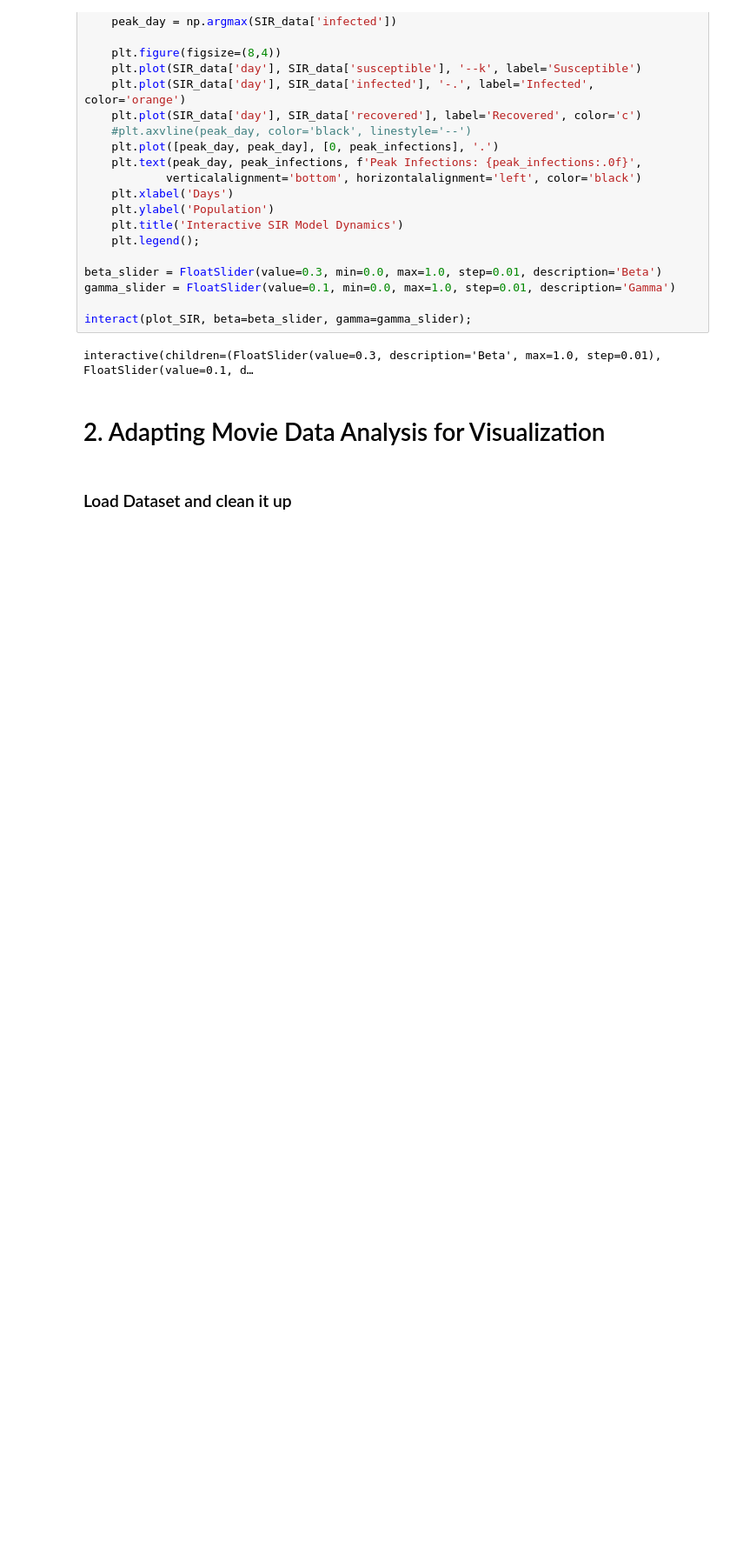
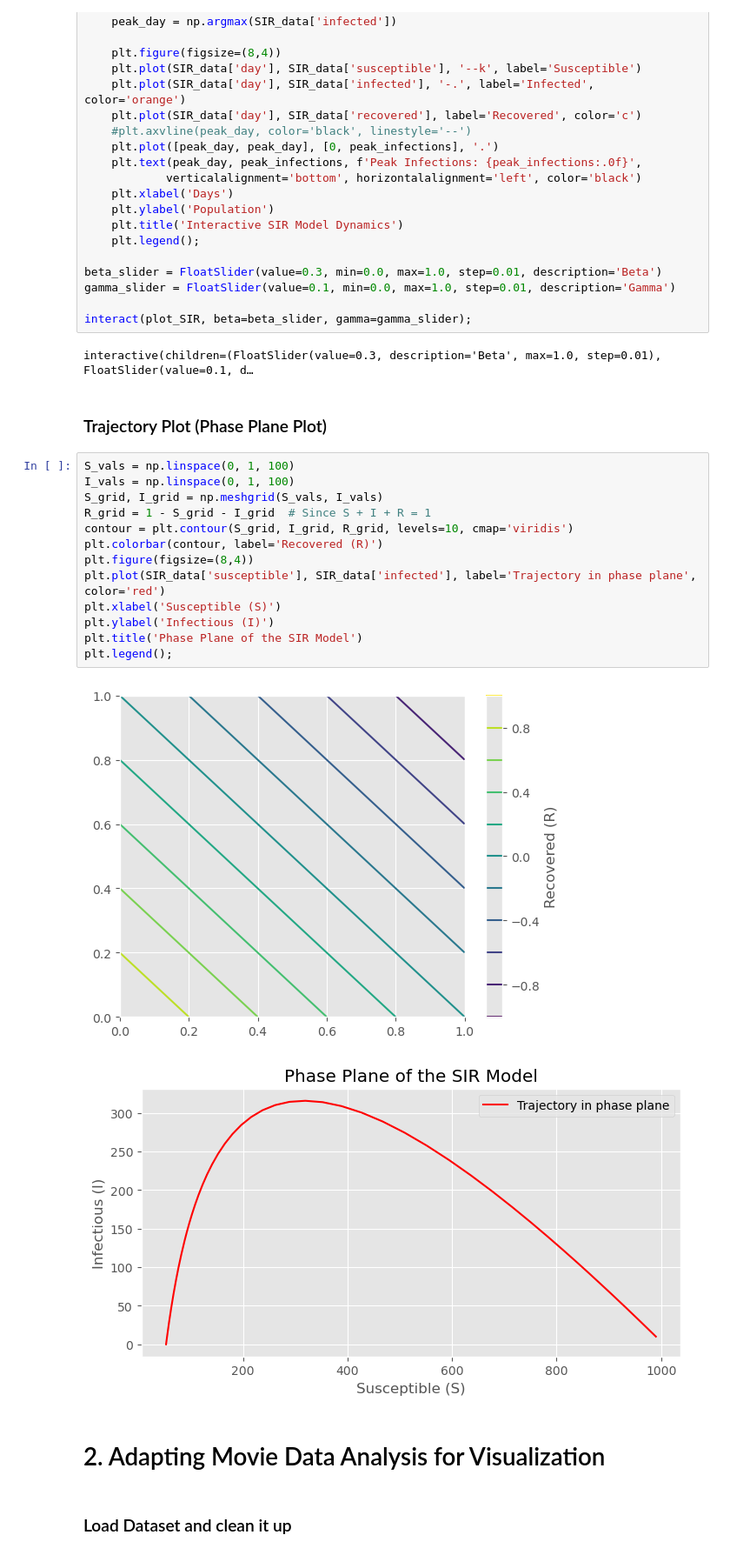
Before and after one commit to jwmathis/Project4, a Jupyter notebook: Project4.ipynb, the cells around one changed output. Shown at 87% size. Saved outputs shown, nothing was run; the diff lists cells and outputs as text; blank space fills up the shorter version.

```diff
--- a/Project4.ipynb
+++ b/Project4.ipynb
@@ -210,6 +208,24 @@ gamma_slider = FloatSlider(value=0.1, min=0.0, max=1.0, step=0.01, description='
 interact(plot_SIR, beta=beta_slider, gamma=gamma_slider);
 # %% [output]
 interactive(children=(FloatSlider(value=0.3, description='Beta', max=1.0, step=0.01), FloatSlider(value=0.1, d…
+# %% [markdown]
+### Trajectory Plot (Phase Plane Plot)
+# %%
+S_vals = np.linspace(0, 1, 100)
+I_vals = np.linspace(0, 1, 100)
+S_grid, I_grid = np.meshgrid(S_vals, I_vals)
+R_grid = 1 - S_grid - I_grid  # Since S + I + R = 1
+contour = plt.contour(S_grid, I_grid, R_grid, levels=10, cmap='viridis')
+plt.colorbar(contour, label='Recovered (R)')
+plt.figure(figsize=(8,4))
+plt.plot(SIR_data['susceptible'], SIR_data['infected'], label='Trajectory in phase plane', color='red')
+plt.xlabel('Susceptible (S)')
+plt.ylabel('Infectious (I)')
+plt.title('Phase Plane of the SIR Model')
+plt.legend();
+# %% [output]
+[figure, added]
+[figure, added]
 # %% [markdown]
 # 2. Adapting Movie Data Analysis for Visualization
 # %% [markdown]
```
Also changed, not shown: parts of 1 cell of this notebook, 1 other file.
